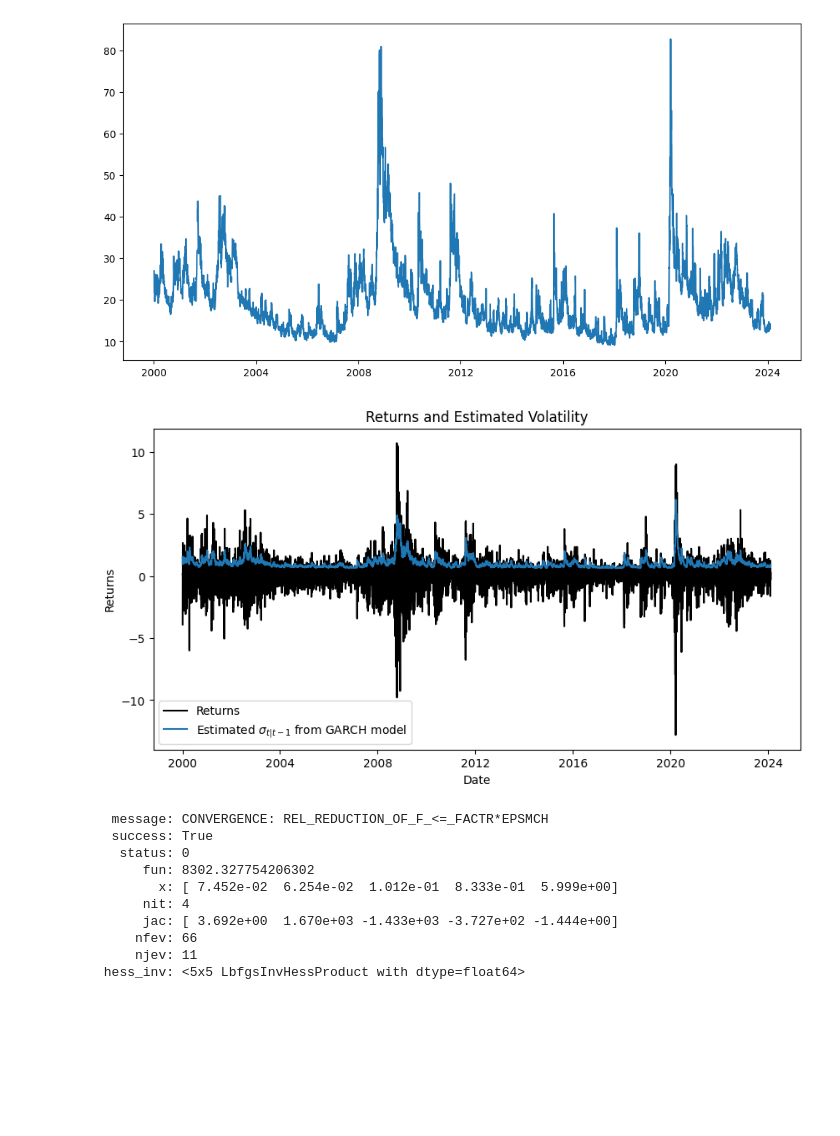
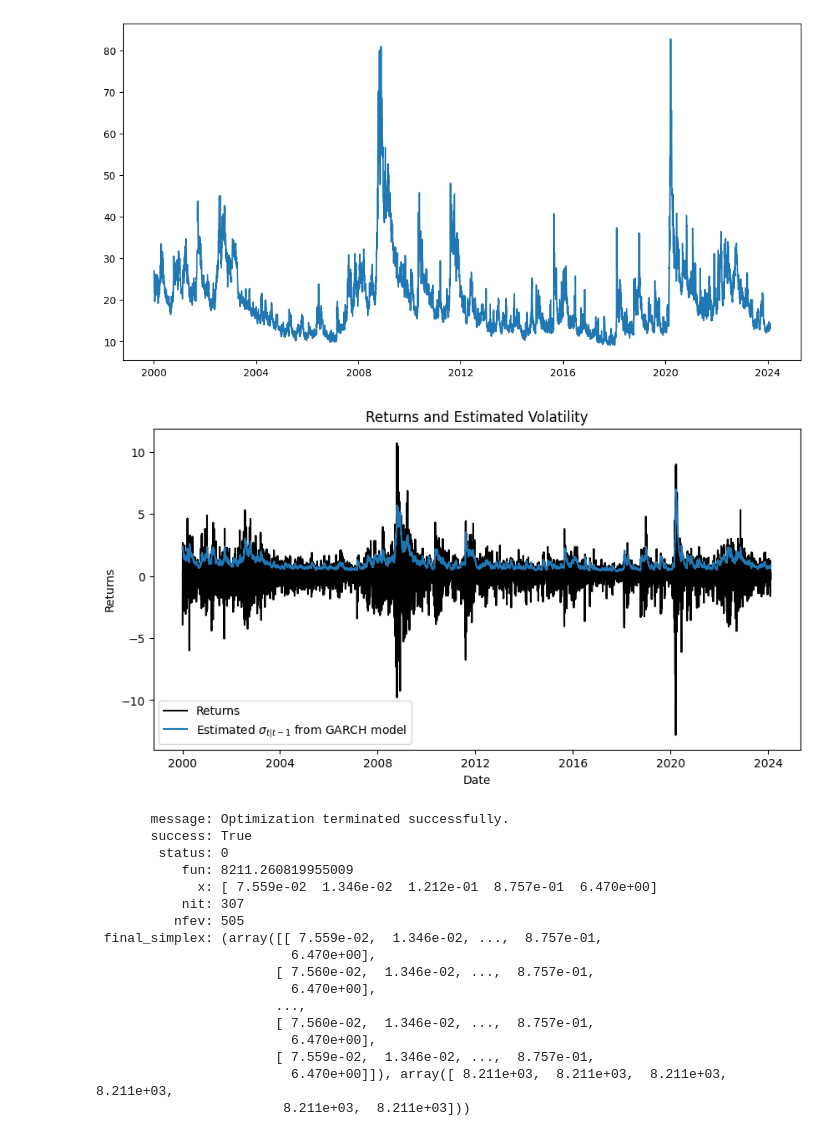
Before and after one commit to typesparky/Econometrics-Intro-Case-Seminar, a Jupyter notebook: Case2/Case 2 Code.ipynb, the cells around one changed output. Drawn from its saved outputs; the diff is of its cells as text; code cells hidden in the pictures; blank space fills up the shorter version.

```diff
--- a/Case2/Case 2 Code.ipynb
+++ b/Case2/Case 2 Code.ipynb
@@ -57,35 +57,42 @@ plt.plot(data['VIX close']);
 # %%
 # Optimization setup
 initial_values = [np.mean(returns), np.var(returns) / 20, 0.10, 0.88, 6]
 bounds = [(None, None), (0, None), (0, None), (0, None), (2, 40)]
-result = optimize.minimize(negative_log_likelihood_garch, initial_values, args=(returns,), bounds=bounds)
+result = optimize.minimize(negative_log_likelihood_garch, initial_values, args=(returns,), bounds=bounds, method='Nelder-Mead')
 
 # Extract optimized parameters
 mu_hat, omega_hat, alpha_hat, beta_hat, nu_hat = result.x
 sigmasquared = garch(mu_hat, omega_hat, alpha_hat, beta_hat, returns)
 
 # Plot results
 plt.figure(figsize=(10, 5))
 plt.plot(dates, returns, 'k', label='Returns')
 plt.plot(dates, np.sqrt(sigmasquared), label='Estimated $\sigma_{t|t-1}$ from GARCH model')
 plt.legend()
 plt.xlabel('Date')
 plt.ylabel('Returns')
 plt.title('Returns and Estimated Volatility')
 plt.show()
 print(result)
 # %% [output]
-[figure, old version]
+[figure, new version]
-  message: CONVERGENCE: REL_REDUCTION_OF_F_<=_FACTR*EPSMCH
-  success: True
-   status: 0
-      fun: 8302.327754206302
-        x: [ 7.452e-02  6.254e-02  1.012e-01  8.333e-01  5.999e+00]
-      nit: 4
-      jac: [ 3.692e+00  1.670e+03 -1.433e+03 -3.727e+02 -1.444e+00]
-     nfev: 66
-     njev: 11
- hess_inv: <5x5 LbfgsInvHessProduct with dtype=float64>
+       message: Optimization terminated successfully.
+       success: True
+        status: 0
+           fun: 8211.260819955009
+             x: [ 7.559e-02  1.346e-02  1.212e-01  8.757e-01  6.470e+00]
+           nit: 307
+          nfev: 505
+ final_simplex: (array([[ 7.559e-02,  1.346e-02, ...,  8.757e-01,
+                         6.470e+00],
+                       [ 7.560e-02,  1.346e-02, ...,  8.757e-01,
+                         6.470e+00],
+                       ...,
+                       [ 7.560e-02,  1.346e-02, ...,  8.757e-01,
+                         6.470e+00],
+                       [ 7.559e-02,  1.346e-02, ...,  8.757e-01,
+                         6.470e+00]]), array([ 8.211e+03,  8.211e+03,  8.211e+03,  8.211e+03,
+                        8.211e+03,  8.211e+03]))
 # %%
 initial_values = [0.0756, 0.0134, 0.1210, 0.8761, 6.4627]
 optimize.minimize(negative_log_likelihood_garch, initial_values, args=(returns,), bounds=bounds)
```
Also changed, not shown: parts of 5 cells of this notebook.
